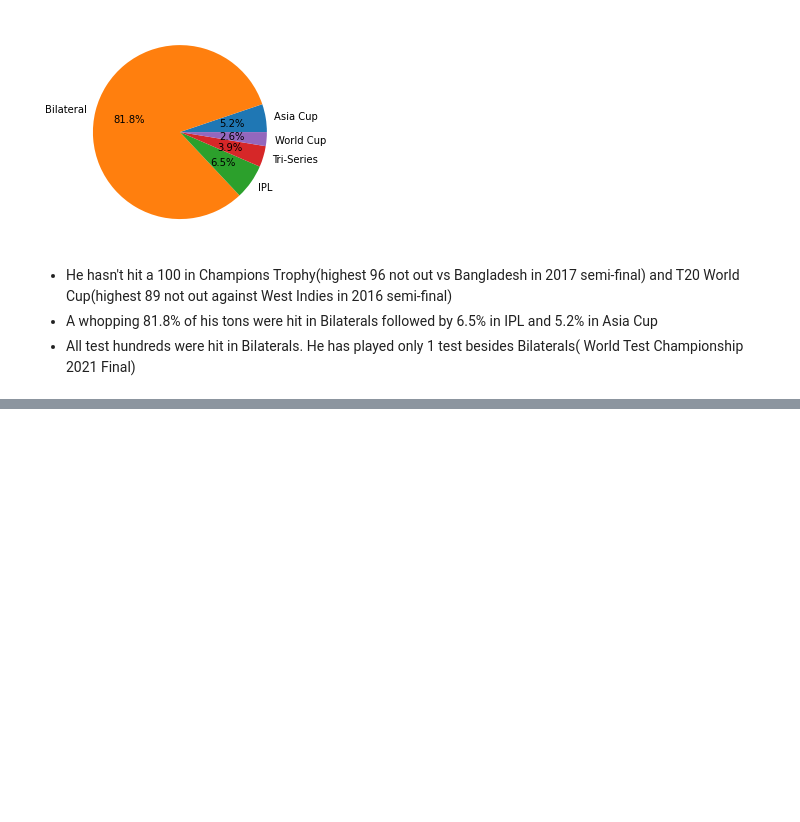
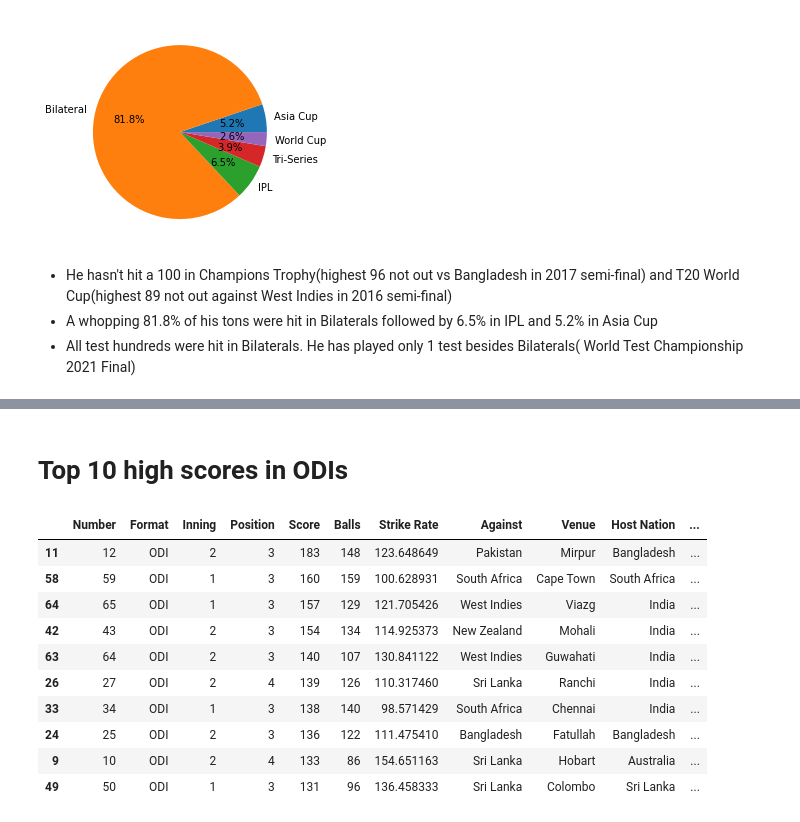
Before and after one commit to Suyashiitr/kaggle, a Jupyter notebook: virat-kohli-100s-visualization.ipynb, the cells around one changed output, grey strips where cells are left out. Saved outputs shown, nothing was run; the diff lists cells and outputs as text; code cells hidden in the pictures; blank space fills up the shorter version.

```diff
--- a/virat-kohli-100s-visualization.ipynb
+++ b/virat-kohli-100s-visualization.ipynb
@@ -451,0 +538,17 @@ Name: Number, dtype: int64
+# %% [markdown]
+# **Top 10 high scores in ODIs**
+# %%
+vk_hi = vk[(vk.Format=='ODI')].sort_values(by=['Score'],ascending=False).head(10)
+vk_hi
+# %% [output]
+|  | Number | Format | Inning | Position | Score | Balls | Strike Rate | Against | Venue | Host Nation | ... |
+| 11 | 12 | ODI | 2 | 3 | 183 | 148 | 123.648649 | Pakistan | Mirpur | Bangladesh | ... |
+| 58 | 59 | ODI | 1 | 3 | 160 | 159 | 100.628931 | South Africa | Cape Town | South Africa | ... |
+| 64 | 65 | ODI | 1 | 3 | 157 | 129 | 121.705426 | West Indies | Viazg | India | ... |
+| 42 | 43 | ODI | 2 | 3 | 154 | 134 | 114.925373 | New Zealand | Mohali | India | ... |
+| 63 | 64 | ODI | 2 | 3 | 140 | 107 | 130.841122 | West Indies | Guwahati | India | ... |
+| 26 | 27 | ODI | 2 | 4 | 139 | 126 | 110.317460 | Sri Lanka | Ranchi | India | ... |
+| 33 | 34 | ODI | 1 | 3 | 138 | 140 | 98.571429 | South Africa | Chennai | India | ... |
+| 24 | 25 | ODI | 2 | 3 | 136 | 122 | 111.475410 | Bangladesh | Fatullah | Bangladesh | ... |
+| 9 | 10 | ODI | 2 | 4 | 133 | 86 | 154.651163 | Sri Lanka | Hobart | Australia | ... |
+| 49 | 50 | ODI | 1 | 3 | 131 | 96 | 136.458333 | Sri Lanka | Colombo | Sri Lanka | ... |
```
Also changed, not shown: parts of 16 cells of this notebook.
